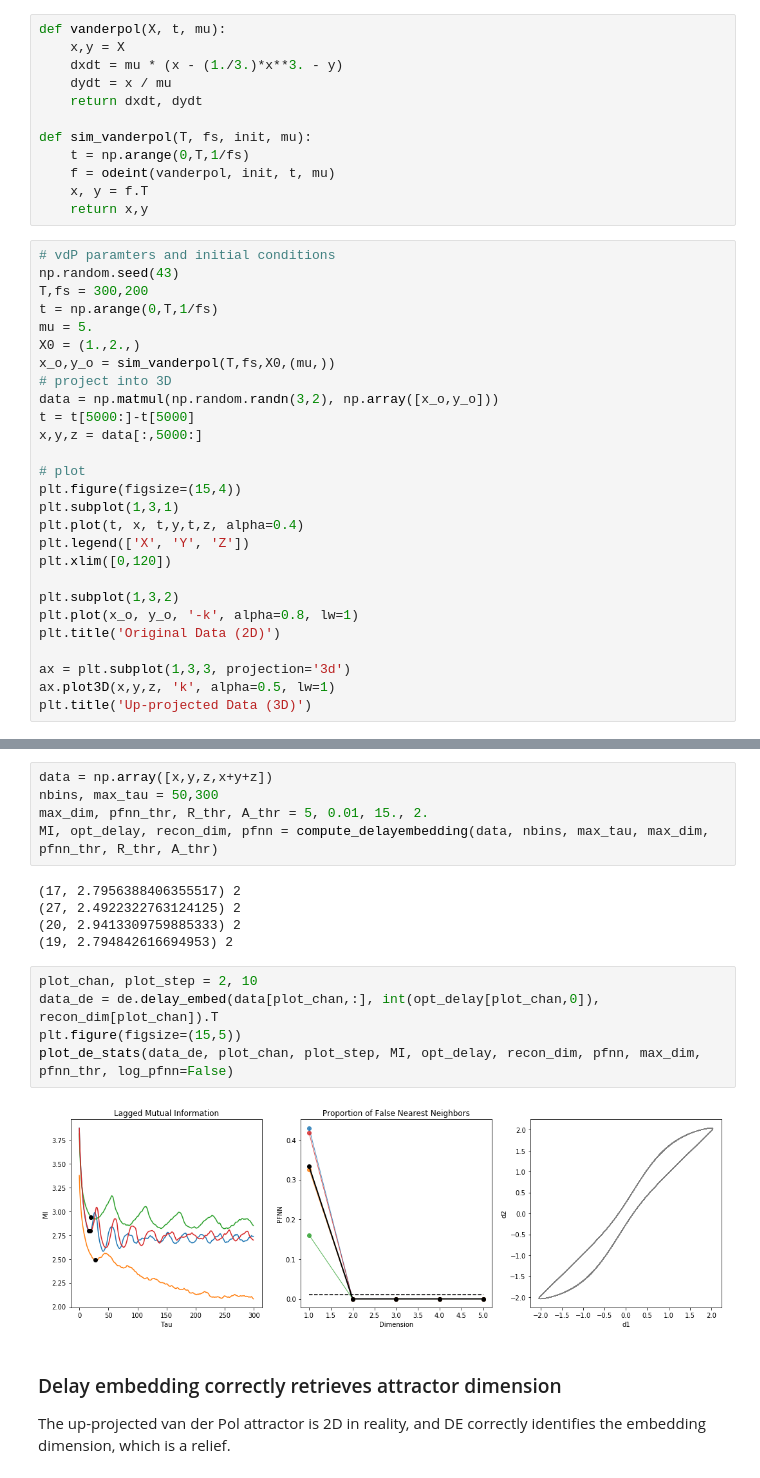
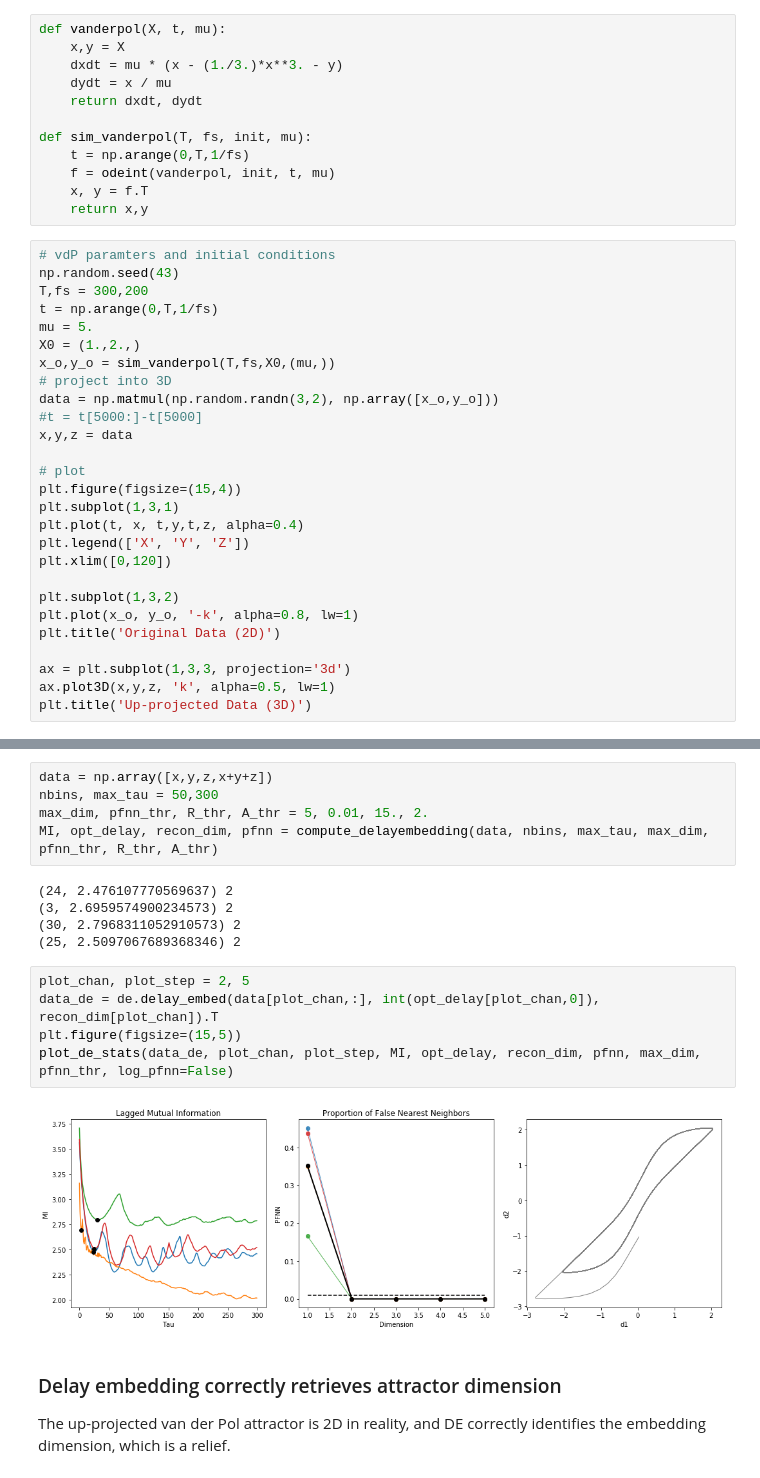
Before and after one commit to rdgao/SpaceRecon, a Jupyter notebook: notebooks/simulation_projection.ipynb, the cells around one changed output, grey strips where cells are left out. Drawn from its saved outputs; the diff is of its cells as text.

```diff
--- a/notebooks/simulation_projection.ipynb
+++ b/notebooks/simulation_projection.ipynb
@@ -370,8 +370,8 @@ X0 = (1.,2.,)
 x_o,y_o = sim_vanderpol(T,fs,X0,(mu,))
 # project into 3D
 data = np.matmul(np.random.randn(3,2), np.array([x_o,y_o]))
-t = t[5000:]-t[5000]
-x,y,z = data[:,5000:]
+#t = t[5000:]-t[5000]
+x,y,z = data
 
 # plot
 plt.figure(figsize=(15,4))
@@ -396,17 +396,17 @@ nbins, max_tau = 50,300
 max_dim, pfnn_thr, R_thr, A_thr = 5, 0.01, 15., 2.
 MI, opt_delay, recon_dim, pfnn = compute_delayembedding(data, nbins, max_tau, max_dim, pfnn_thr, R_thr, A_thr)
 # %% [output]
-(17, 2.7956388406355517) 2
-(27, 2.4922322763124125) 2
-(20, 2.9413309759885333) 2
-(19, 2.794842616694953) 2
+(24, 2.476107770569637) 2
+(3, 2.6959574900234573) 2
+(30, 2.7968311052910573) 2
+(25, 2.5097067689368346) 2
 # %%
-plot_chan, plot_step = 2, 10
+plot_chan, plot_step = 2, 5
 data_de = de.delay_embed(data[plot_chan,:], int(opt_delay[plot_chan,0]), recon_dim[plot_chan]).T
 plt.figure(figsize=(15,5))
 plot_de_stats(data_de, plot_chan, plot_step, MI, opt_delay, recon_dim, pfnn, max_dim, pfnn_thr, log_pfnn=False)
 # %% [output]
-[figure, old version]
+[figure, new version]
 # %% [markdown]
 ### Delay embedding correctly retrieves attractor dimension
 The up-projected van der Pol attractor is 2D in reality, and DE correctly identifies the embedding dimension, which is a relief.
```
Also changed, not shown: parts of 3 cells of this notebook.
